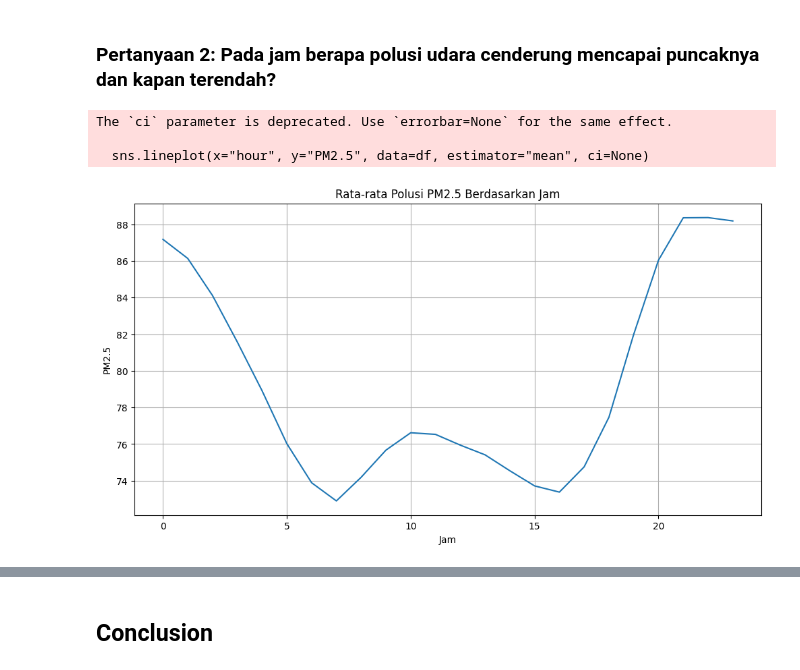
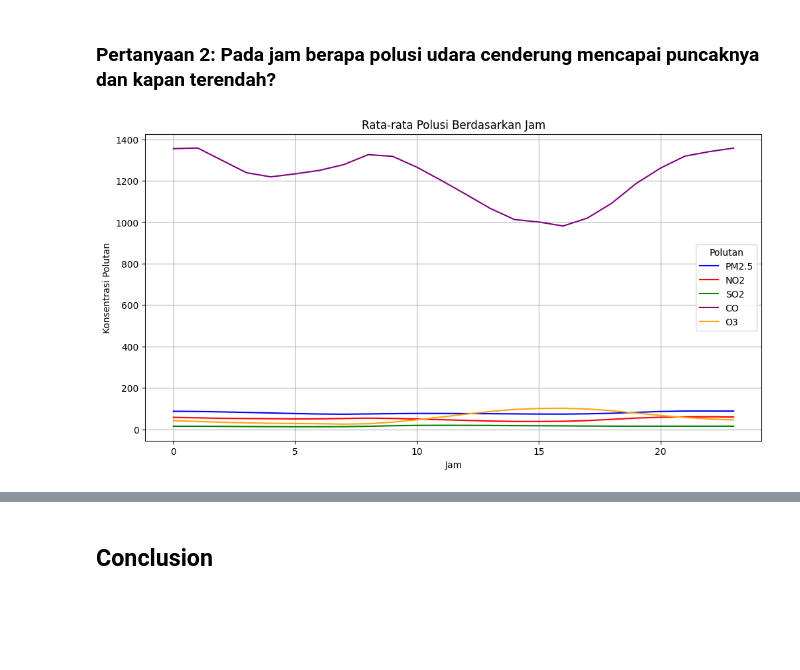
Before and after one commit to Xinqi04/Analisis_Kualitas_Udara, a Jupyter notebook: Proyek_Analisis_Data.ipynb, the cells around one changed output, grey strips where cells are left out. Saved outputs shown, nothing was run; the diff lists cells and outputs as text; code cells hidden in the pictures; blank space fills up the shorter version.

```diff
--- a/Proyek_Analisis_Data.ipynb
+++ b/Proyek_Analisis_Data.ipynb
@@ -391,8 +448,0 @@ plt.show()
-# %%
-df["datetime"] = pd.to_datetime(df[["year", "month", "day", "hour"]])
-df.set_index("datetime", inplace=True)
-
-plt.figure(figsize=(14, 6))
-df["PM2.5"].resample("D").mean().plot(label="PM2.5 Harian", color="blue")
-plt.title("Tren Polusi PM2.5 dari Waktu ke Waktu")
-plt.legend()
@@ -408,14 +463,18 @@ plt.legend()
 ### Pertanyaan 2: Pada jam berapa polusi udara cenderung mencapai puncaknya dan kapan terendah?
 # %%
 plt.figure(figsize=(12, 6))
-sns.lineplot(x="hour", y="PM2.5", data=df, estimator="mean", ci=None)
-plt.title("Rata-rata Polusi PM2.5 Berdasarkan Jam")
+
+pollutants = ["PM2.5", "NO2", "SO2", "CO", "O3"]
+colors = ["b", "r", "g", "purple", "orange"]
+
+for pol, col in zip(pollutants, colors):
+    sns.lineplot(x="hour", y=pol, data=df, estimator="mean", errorbar=None, label=pol, color=col)
+
+plt.title("Rata-rata Polusi Berdasarkan Jam")
 plt.xlabel("Jam")
-plt.ylabel("PM2.5")
+plt.ylabel("Konsentrasi Polutan")
+plt.legend(title="Polutan")
 plt.grid()
 plt.show()
 # %% [output]
-The `ci` parameter is deprecated. Use `errorbar=None` for the same effect.
-
-  sns.lineplot(x="hour", y="PM2.5", data=df, estimator="mean", ci=None)
-[figure, old version]
+[figure, new version]
```
Also changed, not shown: parts of 28 cells of this notebook, 2 other files.
